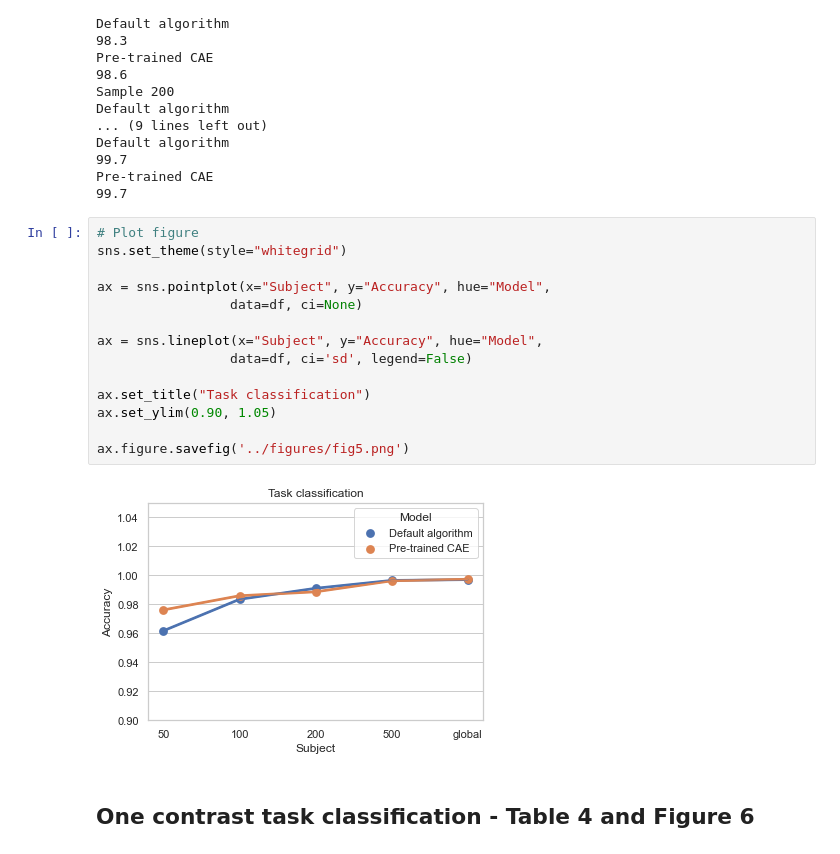
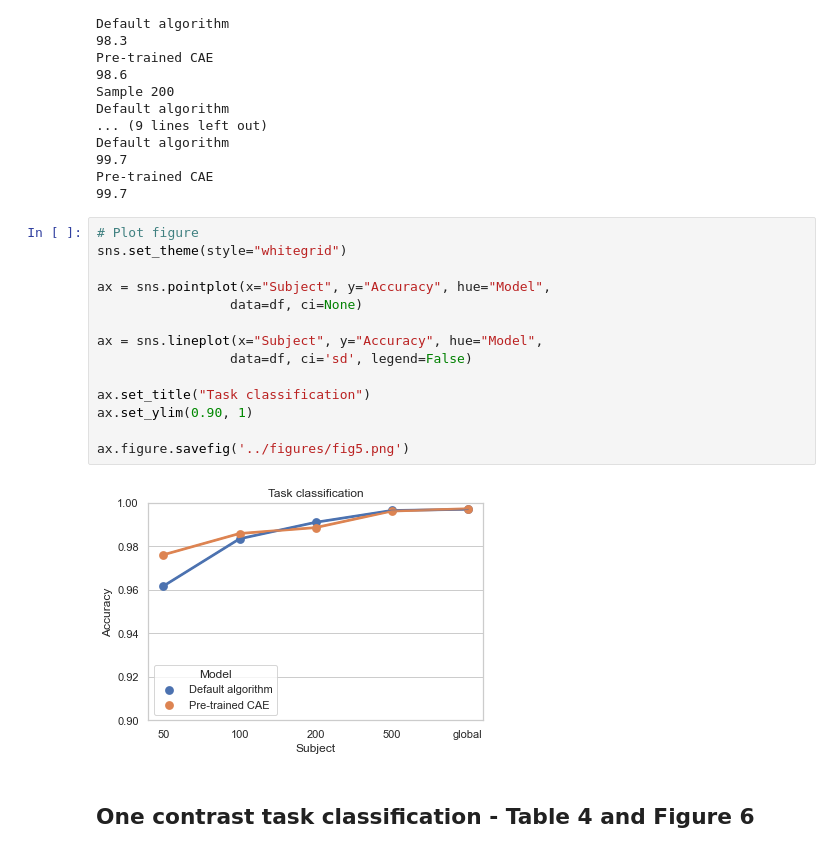
Before and after one commit to elodiegermani/self_taught_decoding, a Jupyter notebook: results/hcp_dataset_notebook.ipynb, the cells around one changed output. Cells and saved outputs as stored; diff of their text form.

```diff
--- a/results/hcp_dataset_notebook.ipynb
+++ b/results/hcp_dataset_notebook.ipynb
@@ -389,19 +389,19 @@ Pre-trained CAE
 # %%
 # Plot figure
 sns.set_theme(style="whitegrid")
 
 ax = sns.pointplot(x="Subject", y="Accuracy", hue="Model",
                  data=df, ci=None)
 
 ax = sns.lineplot(x="Subject", y="Accuracy", hue="Model",
                  data=df, ci='sd', legend=False)
 
 ax.set_title("Task classification")
-ax.set_ylim(0.90, 1.05)
+ax.set_ylim(0.90, 1)
 
 ax.figure.savefig('../figures/fig5.png')
 # %% [output]
-[figure, old version]
+[figure, new version]
 # %% [markdown]
 ## One contrast task classification - Table 4 and Figure 6
 # %%
```
Also changed, not shown: 1 other file.
